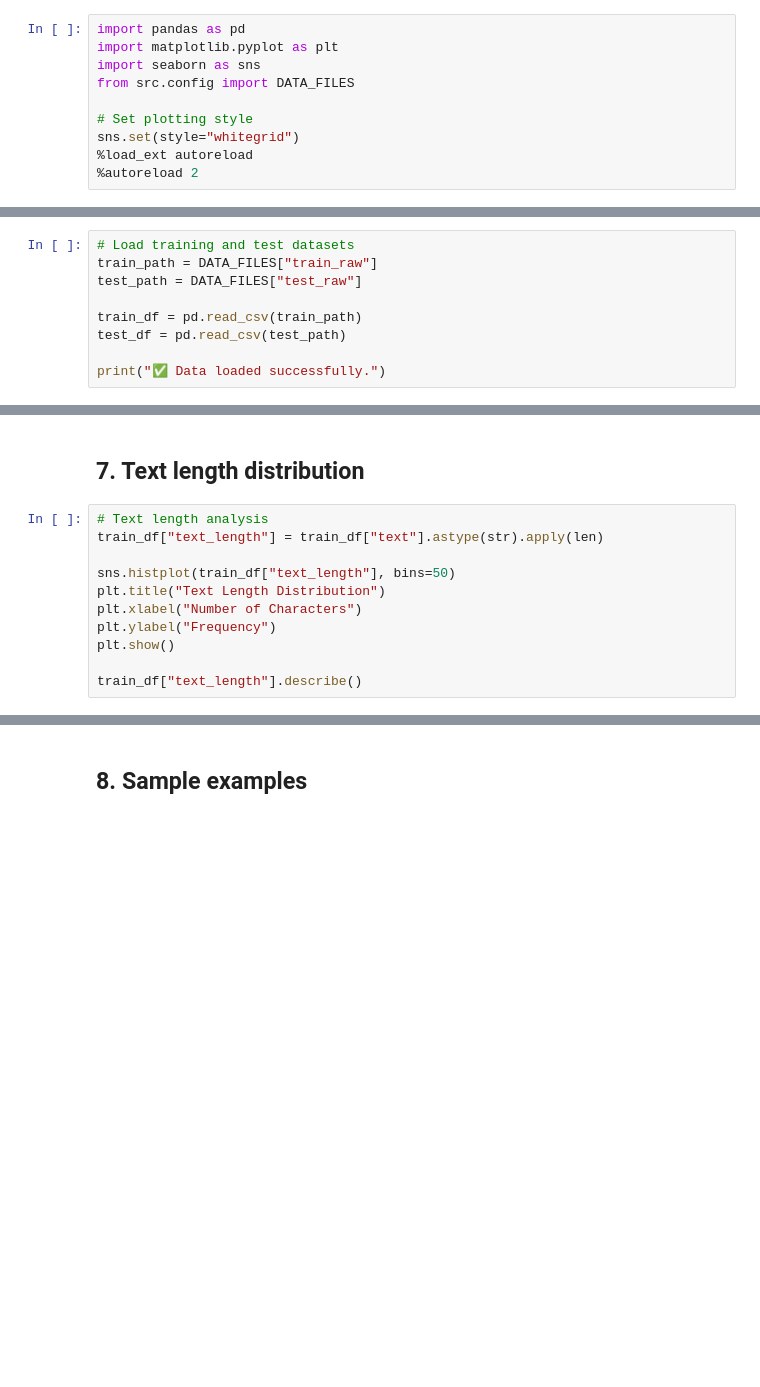
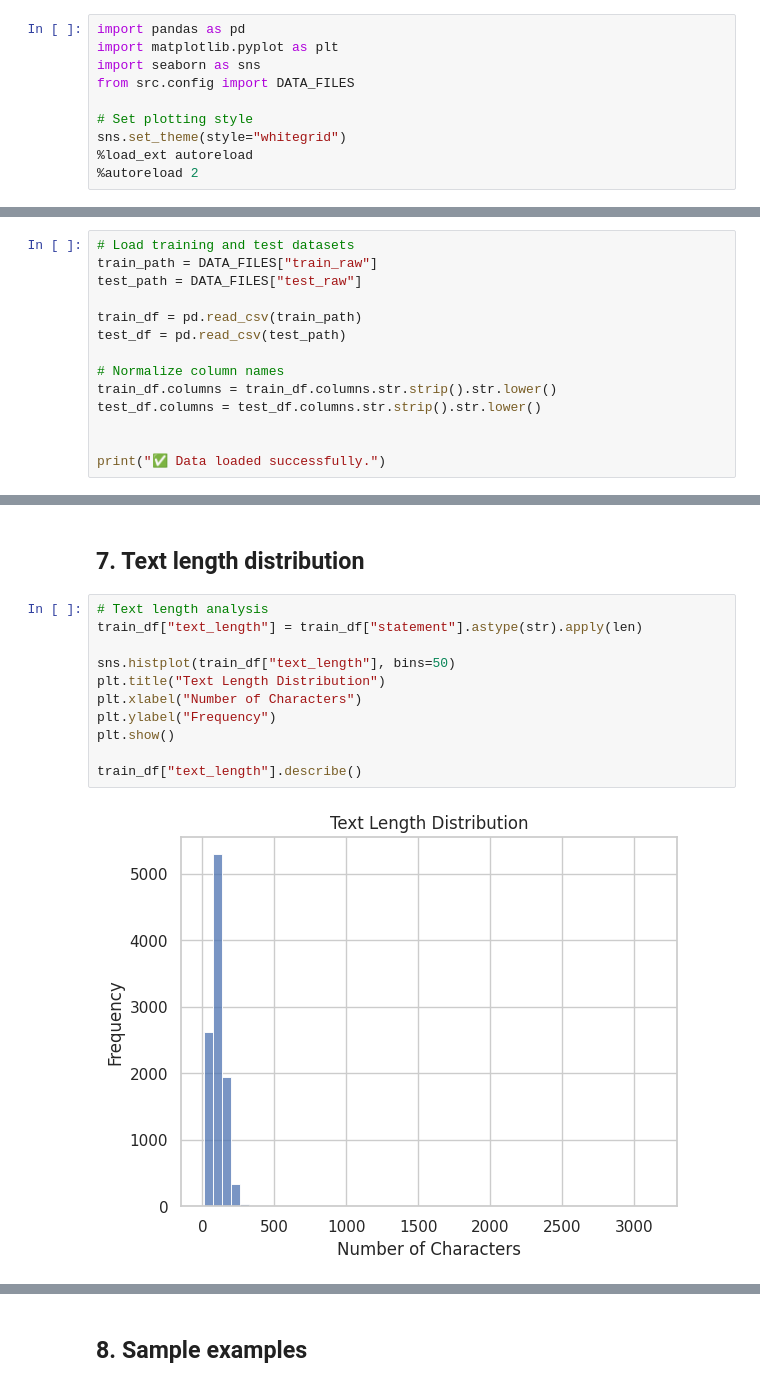
Before and after one commit to Zohino/fake-news-detection-ml, a Jupyter notebook: notebooks/0.1-mz-initial-eda.ipynb, the cells around one changed output, grey strips where cells are left out. Cells and saved outputs as stored; diff of their text form; blank space fills up the shorter version.

```diff
--- a/notebooks/0.1-mz-initial-eda.ipynb
+++ b/notebooks/0.1-mz-initial-eda.ipynb
@@ -9,6 +9,6 @@ import seaborn as sns
 from src.config import DATA_FILES
 
 # Set plotting style
-sns.set(style="whitegrid")
+sns.set_theme(style="whitegrid")
 %load_ext autoreload
 %autoreload 2
@@ -22,4 +25,9 @@ test_path = DATA_FILES["test_raw"]
 train_df = pd.read_csv(train_path)
 test_df = pd.read_csv(test_path)
 
+# Normalize column names
+train_df.columns = train_df.columns.str.strip().str.lower()
+test_df.columns = test_df.columns.str.strip().str.lower()
+
+
 print("✅ Data loaded successfully.")
@@ -63,12 +126,14 @@ print(train_df["label"].value_counts(normalize=True))
 ## 7. Text length distribution
 # %%
 # Text length analysis
-train_df["text_length"] = train_df["text"].astype(str).apply(len)
+train_df["text_length"] = train_df["statement"].astype(str).apply(len)
 
 sns.histplot(train_df["text_length"], bins=50)
 plt.title("Text Length Distribution")
 plt.xlabel("Number of Characters")
 plt.ylabel("Frequency")
 plt.show()
 
 train_df["text_length"].describe()
+# %% [output]
+[figure, added]
```
Also changed, not shown: parts of 8 cells of this notebook, 4 other files.
